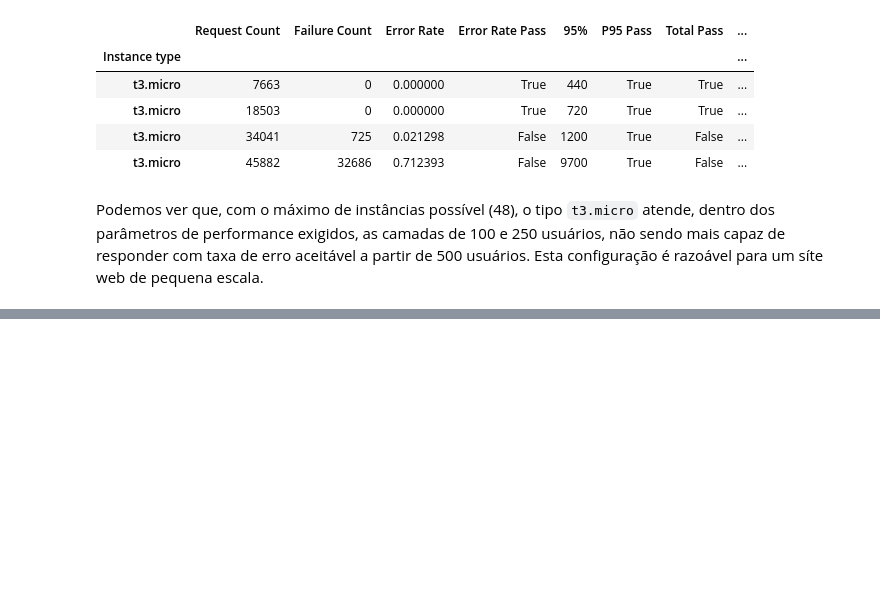
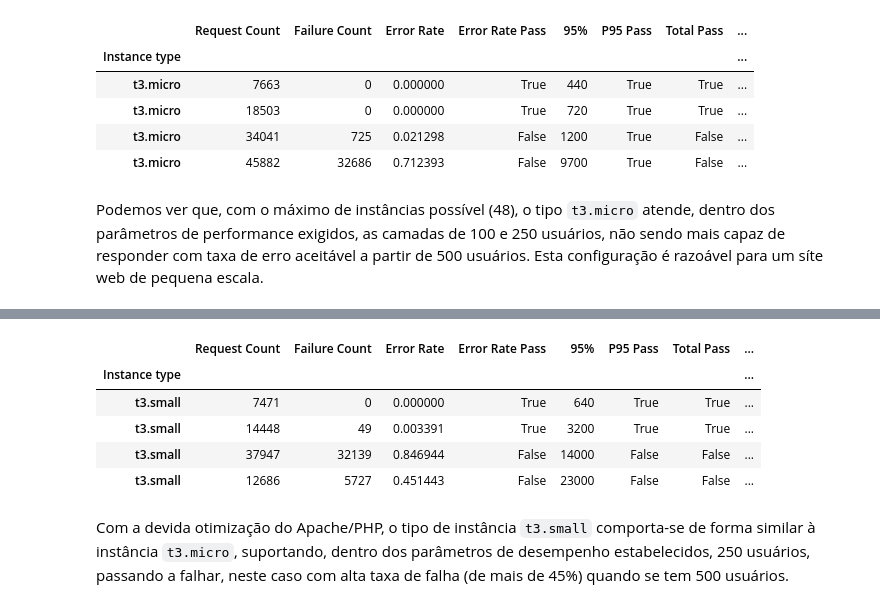
Before and after one commit to jonasluz/DIA.X540.cloud-ai, a Jupyter notebook: Project-4/Project-4.ipynb, the cells around one changed output, grey strips where cells are left out. Cells and saved outputs as stored; diff of their text form; code cells hidden in the pictures; blank space fills up the shorter version.

Commit message:
Lab Results | App tuning for t3.small.

```diff
--- a/Project-4/Project-4.ipynb
+++ b/Project-4/Project-4.ipynb
@@ -729,0 +742,18 @@ Vamos agora, a
+# %%
+tuned_t3small_results = [
+    'results/tuned_t3-small_100u_24i_stats.csv',
+    'results/tuned_t3-small_250u_24i_stats.csv',
+    'results/tuned_t3-small_500u_24i_stats.csv',
+    'results/tuned_t3-small_1000u_24i_stats.csv'
+]
+
+consolidate_results(tuned_t3small_results)
+# %% [output]
+|  | Request Count | Failure Count | Error Rate | Error Rate Pass | 95% | P95 Pass | Total Pass | ... |
+| Instance type |  |  |  |  |  |  |  | ... |
+| t3.small | 7471 | 0 | 0.000000 | True | 640 | True | True | ... |
+| t3.small | 14448 | 49 | 0.003391 | True | 3200 | True | True | ... |
+| t3.small | 37947 | 32139 | 0.846944 | False | 14000 | False | False | ... |
+| t3.small | 12686 | 5727 | 0.451443 | False | 23000 | False | False | ... |
+# %% [markdown]
+Com a devida otimização do Apache/PHP, o tipo de instância `t3.small` comporta-se de forma similar à instância `t3.micro`, suportando, dentro dos parâmetros de desempenho estabelecidos, 250 usuários, passando a falhar, neste caso com alta taxa de falha (de mais de 45%) quando se tem 500 usuários.
```
Also changed, not shown: parts of 5 cells of this notebook, 7 other files.
